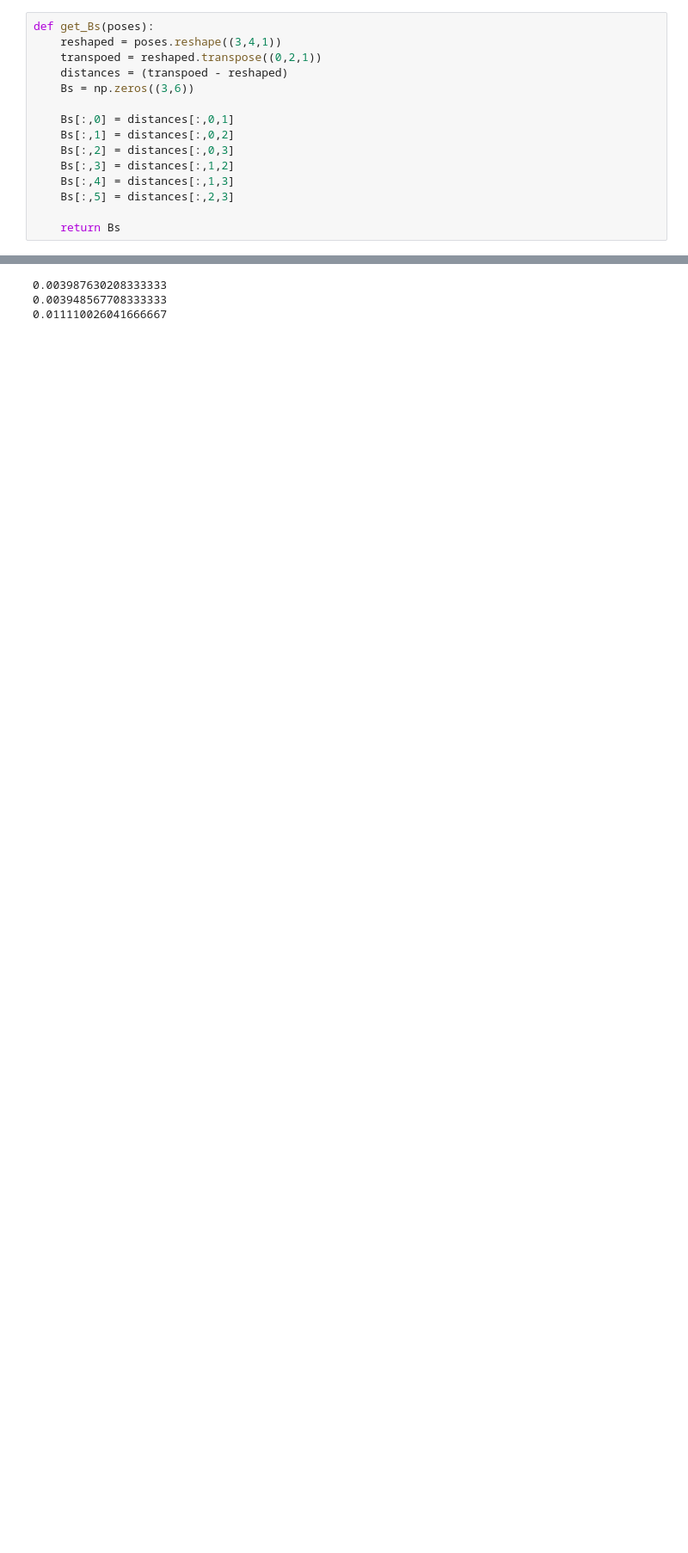
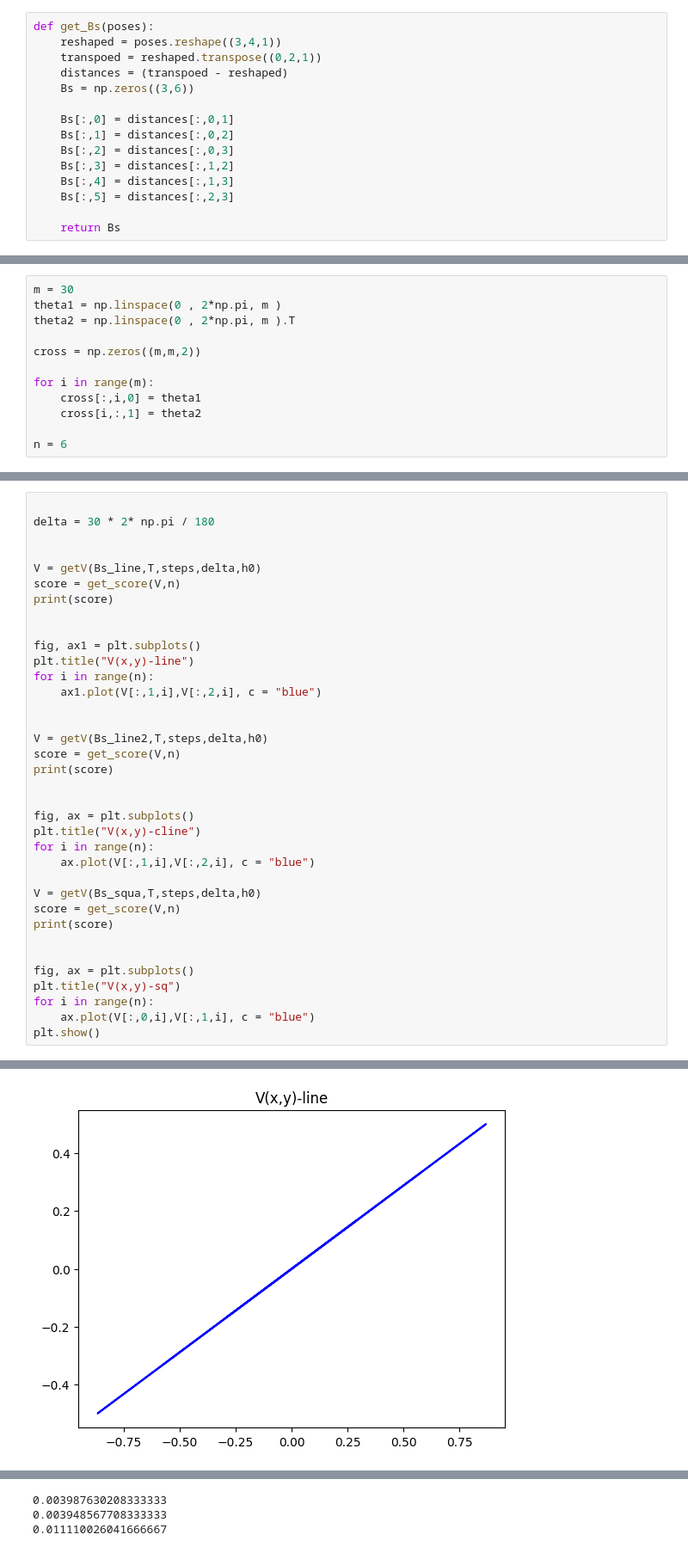
Before and after one commit to alireza-astane/Radio_Telescope_Signal_Processing, a Jupyter notebook: methods.ipynb, the cells around one changed output, grey strips where cells are left out. Shown at 86% size. Cells and saved outputs as stored; diff of their text form; blank space fills up the shorter version.

```diff
--- a/methods.ipynb
+++ b/methods.ipynb
@@ -1486,0 +1551,12 @@ for i in range(n):
+# %%
+m = 30
+theta1 = np.linspace(0 , 2*np.pi, m )
+theta2 = np.linspace(0 , 2*np.pi, m ).T
+
+cross = np.zeros((m,m,2))
+
+for i in range(m):
+    cross[:,i,0] = theta1
+    cross[i,:,1] = theta2
+
+n = 6
@@ -1486,0 +1618,37 @@ for i in range(n):
+# %%
+
+delta = 30 * 2* np.pi / 180
+
+
+V = getV(Bs_line,T,steps,delta,h0)
+score = get_score(V,n)
+print(score)
+
+
+fig, ax1 = plt.subplots()
+plt.title("V(x,y)-line")
+for i in range(n):
+    ax1.plot(V[:,1,i],V[:,2,i], c = "blue")
+
+
+V = getV(Bs_line2,T,steps,delta,h0)
+score = get_score(V,n)
+print(score)
+
+
+fig, ax = plt.subplots()
+plt.title("V(x,y)-cline")
+for i in range(n):
+    ax.plot(V[:,1,i],V[:,2,i], c = "blue")
+
+V = getV(Bs_squa,T,steps,delta,h0)
+score = get_score(V,n)
+print(score)
+
+
+fig, ax = plt.subplots()
+plt.title("V(x,y)-sq")
+for i in range(n):
+    ax.plot(V[:,0,i],V[:,1,i], c = "blue")
+plt.show()
+# %% [output]
@@ -1486,0 +1658 @@ for i in range(n):
+[figure, added]
```
Also changed, not shown: parts of 15 cells of this notebook, 21 other files.
